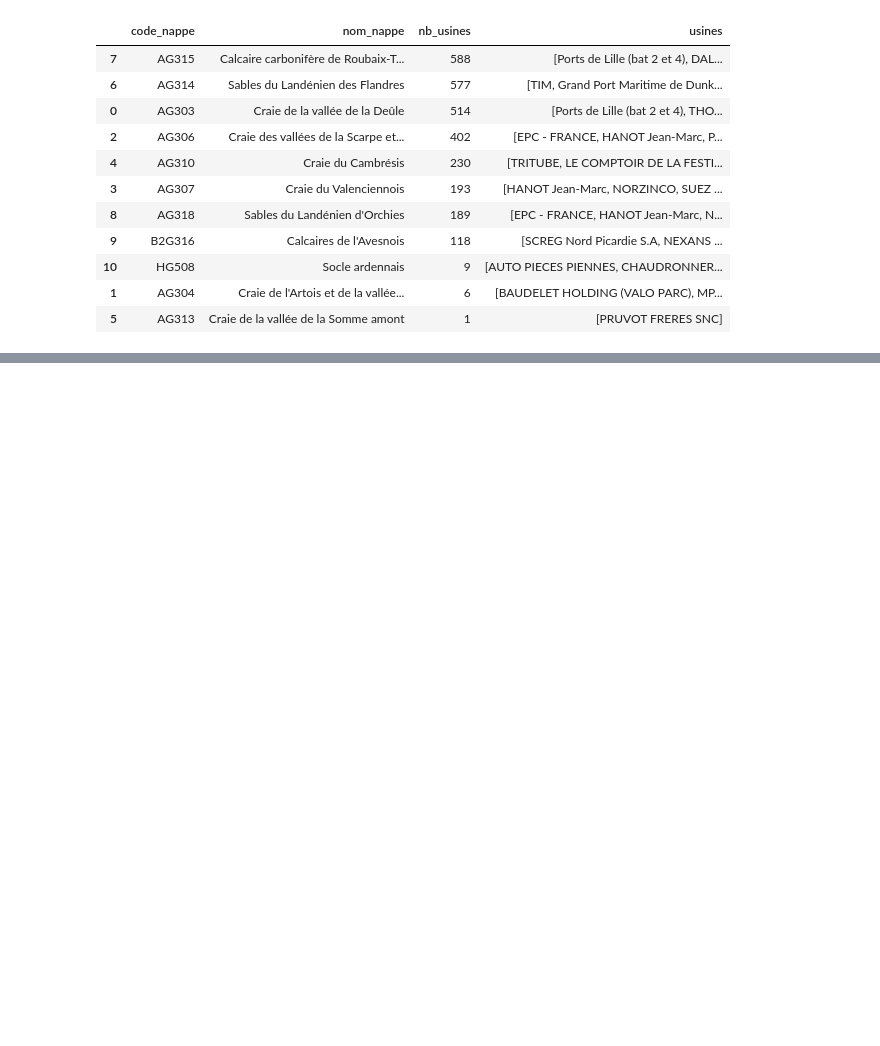
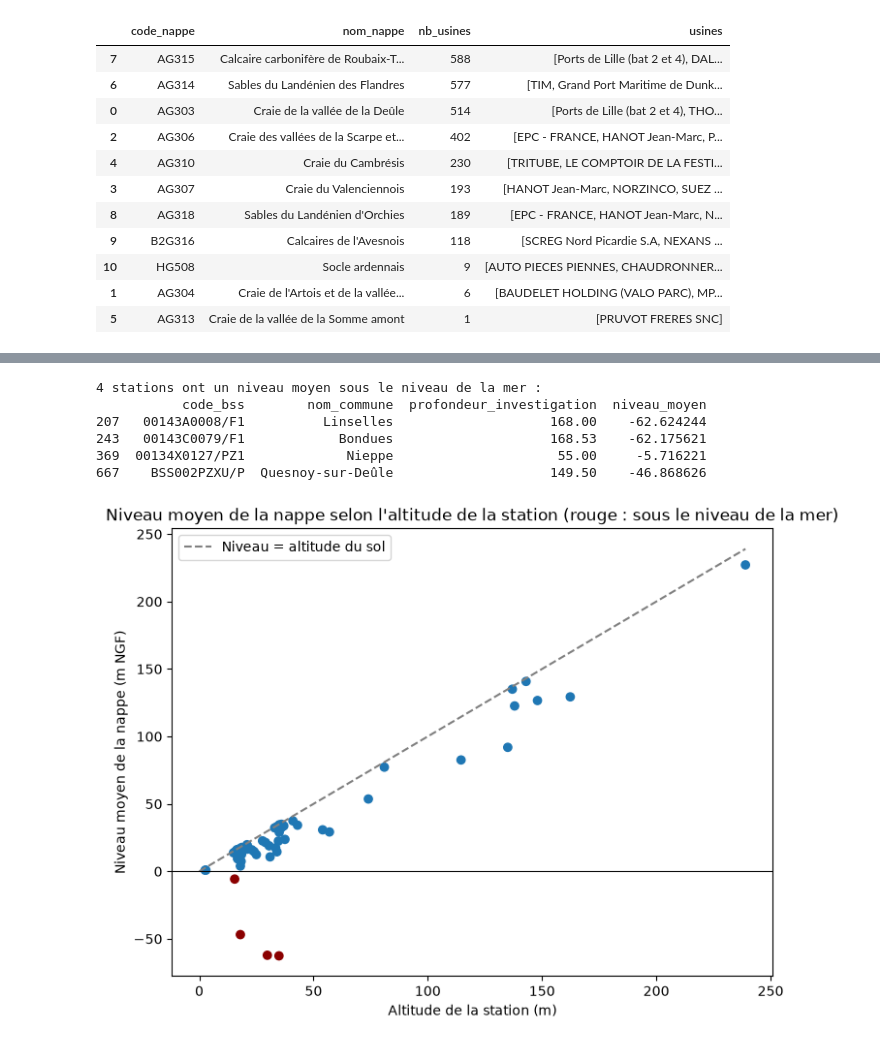
Before and after one commit to Nathan-de-J/PYDS, a Jupyter notebook: website/code/index_alex_eau.ipynb, the cells around one changed output, grey strips where cells are left out. Saved outputs shown, nothing was run; the diff lists cells and outputs as text; code cells hidden in the pictures; blank space fills up the shorter version.

```diff
--- a/website/code/index_alex_eau.ipynb
+++ b/website/code/index_alex_eau.ipynb
@@ -346,0 +349,22 @@ ce qui reste, le **résidu**, contient les tendances que le climat n'explique pa
+# %%
+#Niveau mensuel par station sur 2015-2025 : on garde les stations mesurées au moins 80 % des mois
+MOIS = pd.date_range("2015-01-01", "2025-12-01", freq="MS")   #Les 132 mois de l'étude, datés du 1er du mois (MS = Month Start)
+niveaux_mensuels = chroniques_niveau_mensuel.pivot(index="date_mesure", columns="code_bss", values="niveau_nappe_eau")
+niveaux_mensuels = niveaux_mensuels.reindex(MOIS)   #Un mois sans mesure devient une ligne vide (NaN) au lieu de disparaître et les eventuels mois hors période disparaissent
+
+part_mois_mesures = niveaux_mensuels.notna().mean()
+# Moyenne des 1 et 0 selon s'il y a une valeur : donne la proportion des mesures présentes
+# C'est une série qui pour chaque code_bss donne une proportion
+
+niveaux_mensuels = niveaux_mensuels.loc[:, part_mois_mesures >= 0.8]
+# On garde toutes les lignes des colonnes qui ont au moins 80% de valeurs non Nan
+
+
+# On comble les trous par interpolation linéaire, seulement entre deux mesures et sur 2 mois d'affilée au plus
+# (dans un trou plus long, seuls les 2 premiers mois sont comblés, les suivants restent vides)
+# Justifié car le niveau d'eau d'une nappe varie lentement
+niveaux_mensuels = niveaux_mensuels.interpolate(limit=2, limit_area="inside")
+
+#Variation de chaque station : amplitude max - min sur 2015-2025, comme dans index (en mètres, directement lisible ; l'écart-type donne les mêmes conclusions)
+stations["amplitude"] = stations["code_bss"].map(niveaux_mensuels.max() - niveaux_mensuels.min())   #NaN pour les stations écartées par le filtre
+stations["amplitude"].describe().round(2)
@@ -346,0 +386,26 @@ ce qui reste, le **résidu**, contient les tendances que le climat n'explique pa
+# %%
+#Niveau moyen de chaque station (en m NGF, sur toutes ses mesures mensuelles)
+#map garde les 730 stations : celles sans chronique ont simplement un niveau moyen vide (NaN), aucune station n'est perdue
+stations["niveau_moyen"] = stations["code_bss"].map(chroniques_niveau_mensuel.groupby("code_bss")["niveau_nappe_eau"].mean())
+
+#Dans le Nord, une nappe libre ne descend pas sous le niveau de la mer : un niveau moyen négatif signale une nappe captive rabattue par les pompages
+stations["nappe_captive"] = stations["niveau_moyen"] < 0
+
+plt.figure(figsize=(8, 6))
+plt.scatter(stations["altitude_station"], stations["niveau_moyen"], c=stations["nappe_captive"].map({True: "darkred", False: "tab:blue"}))   #Les stations sans mesure (NaN) ne sont pas tracées
+plt.plot([0, stations["altitude_station"].max()], [0, stations["altitude_station"].max()], color="grey", linestyle="--", label="Niveau = altitude du sol")
+plt.axhline(0, color="black", linewidth=0.8)
+plt.legend()
+plt.title("Niveau moyen de la nappe selon l'altitude de la station (rouge : sous le niveau de la mer)")
+plt.xlabel("Altitude de la station (m)")
+plt.ylabel("Niveau moyen de la nappe (m NGF)")
+print(stations["nappe_captive"].sum(), "stations ont un niveau moyen sous le niveau de la mer :")
+print(stations.loc[stations["nappe_captive"], ["code_bss", "nom_commune", "profondeur_investigation", "niveau_moyen"]])
+# %% [output]
+4 stations ont un niveau moyen sous le niveau de la mer :
+           code_bss        nom_commune  profondeur_investigation  niveau_moyen
+207   00143A0008/F1          Linselles                    168.00    -62.624244
+243   00143C0079/F1            Bondues                    168.53    -62.175621
+369  00134X0127/PZ1             Nieppe                     55.00     -5.716221
+667    BSS002PZXU/P  Quesnoy-sur-Deûle                    149.50    -46.868626
+[figure, added]
```
Also changed, not shown: parts of 37 cells of this notebook, 1 other file.
